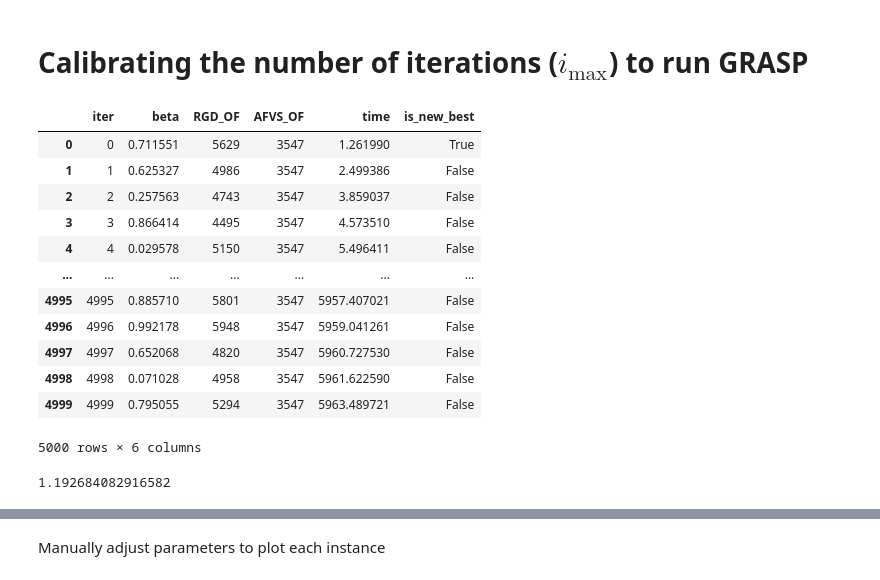
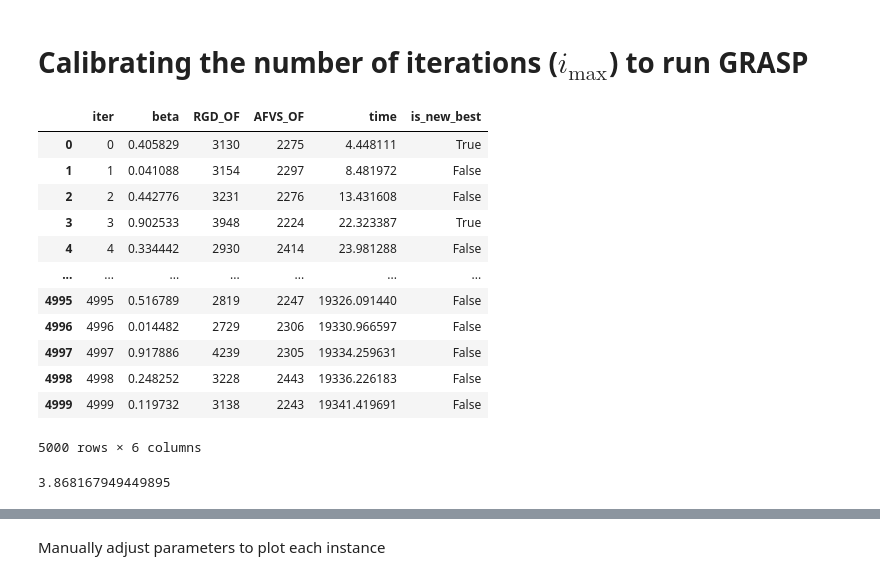
Before and after one commit to netotz/alpha-neighbor-p-center-problem, a Jupyter notebook: anpcp/igrasp_iters.ipynb, the cells around one changed output, grey strips where cells are left out. Drawn from its saved outputs; the diff is of its cells as text; code cells hidden in the pictures.

```diff
--- a/anpcp/igrasp_iters.ipynb
+++ b/anpcp/igrasp_iters.ipynb
@@ -3,43 +3,43 @@
 # %%
 import pandas as pd
 from grasp_iters import read_results, DIRPATH
 
-save = False
+save = True
 names = [
     "rat783_522_261_0_p20_a2", # 0
     "rat783_522_261_0_p20_a3",
     "rl1323_882_441_0_p20_a2", # 2
     "rl1323_882_441_0_p20_a3",
     "anpcp_882_441_0_p20_a2",  # 4
     "anpcp_882_441_0_p20_a3",
 
     "rl1323_882_441_0_p44_a2", # 6
     "rl1323_882_441_0_p44_a3",
     "anpcp_882_441_0_p44_a2",  # 8
     "anpcp_882_441_0_p44_a3",
 ]
-name = names[7]
+name = names[8]
 
 iters = read_results(name)
 iters
 # %% [output]
 |  | iter | beta | RGD_OF | AFVS_OF | time | is_new_best |
-| 0 | 0 | 0.711551 | 5629 | 3547 | 1.261990 | True |
-| 1 | 1 | 0.625327 | 4986 | 3547 | 2.499386 | False |
-| 2 | 2 | 0.257563 | 4743 | 3547 | 3.859037 | False |
-| 3 | 3 | 0.866414 | 4495 | 3547 | 4.573510 | False |
-| 4 | 4 | 0.029578 | 5150 | 3547 | 5.496411 | False |
+| 0 | 0 | 0.405829 | 3130 | 2275 | 4.448111 | True |
+| 1 | 1 | 0.041088 | 3154 | 2297 | 8.481972 | False |
+| 2 | 2 | 0.442776 | 3231 | 2276 | 13.431608 | False |
+| 3 | 3 | 0.902533 | 3948 | 2224 | 22.323387 | True |
+| 4 | 4 | 0.334442 | 2930 | 2414 | 23.981288 | False |
 | ... | ... | ... | ... | ... | ... | ... |
-| 4995 | 4995 | 0.885710 | 5801 | 3547 | 5957.407021 | False |
-| 4996 | 4996 | 0.992178 | 5948 | 3547 | 5959.041261 | False |
-| 4997 | 4997 | 0.652068 | 4820 | 3547 | 5960.727530 | False |
-| 4998 | 4998 | 0.071028 | 4958 | 3547 | 5961.622590 | False |
-| 4999 | 4999 | 0.795055 | 5294 | 3547 | 5963.489721 | False |
+| 4995 | 4995 | 0.516789 | 2819 | 2247 | 19326.091440 | False |
+| 4996 | 4996 | 0.014482 | 2729 | 2306 | 19330.966597 | False |
+| 4997 | 4997 | 0.917886 | 4239 | 2305 | 19334.259631 | False |
+| 4998 | 4998 | 0.248252 | 3228 | 2443 | 19336.226183 | False |
+| 4999 | 4999 | 0.119732 | 3138 | 2243 | 19341.419691 | False |
 5000 rows × 6 columns
 # %%
 iters["time"].diff().mean()
 # %% [output]
-1.192684082916582
+3.868167949449895
 # %%
 def get_improvs(iters_df: pd.DataFrame):
     improvs = iters_df[iters_df["is_new_best"] == True].drop("is_new_best", axis=1)
```
Also changed, not shown: parts of 2 cells of this notebook, 2 other files.
